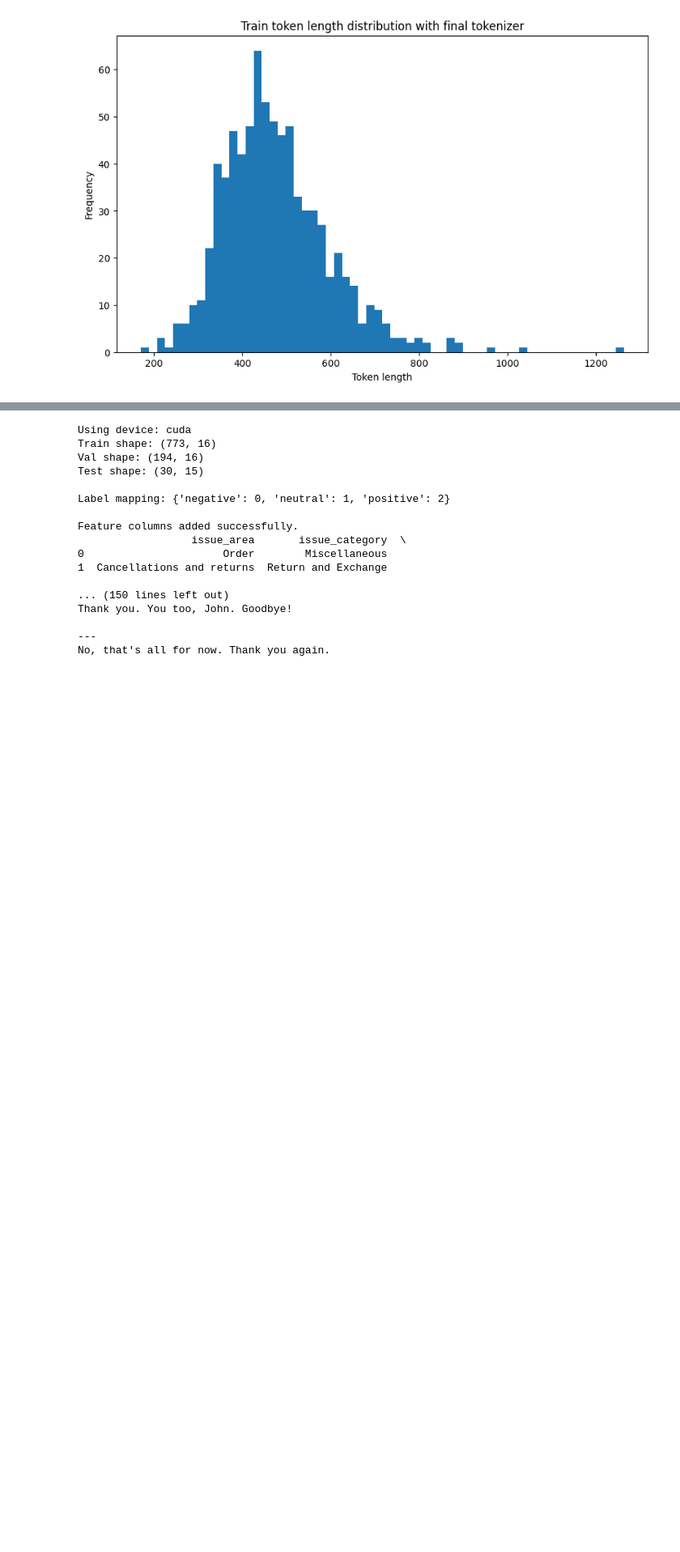
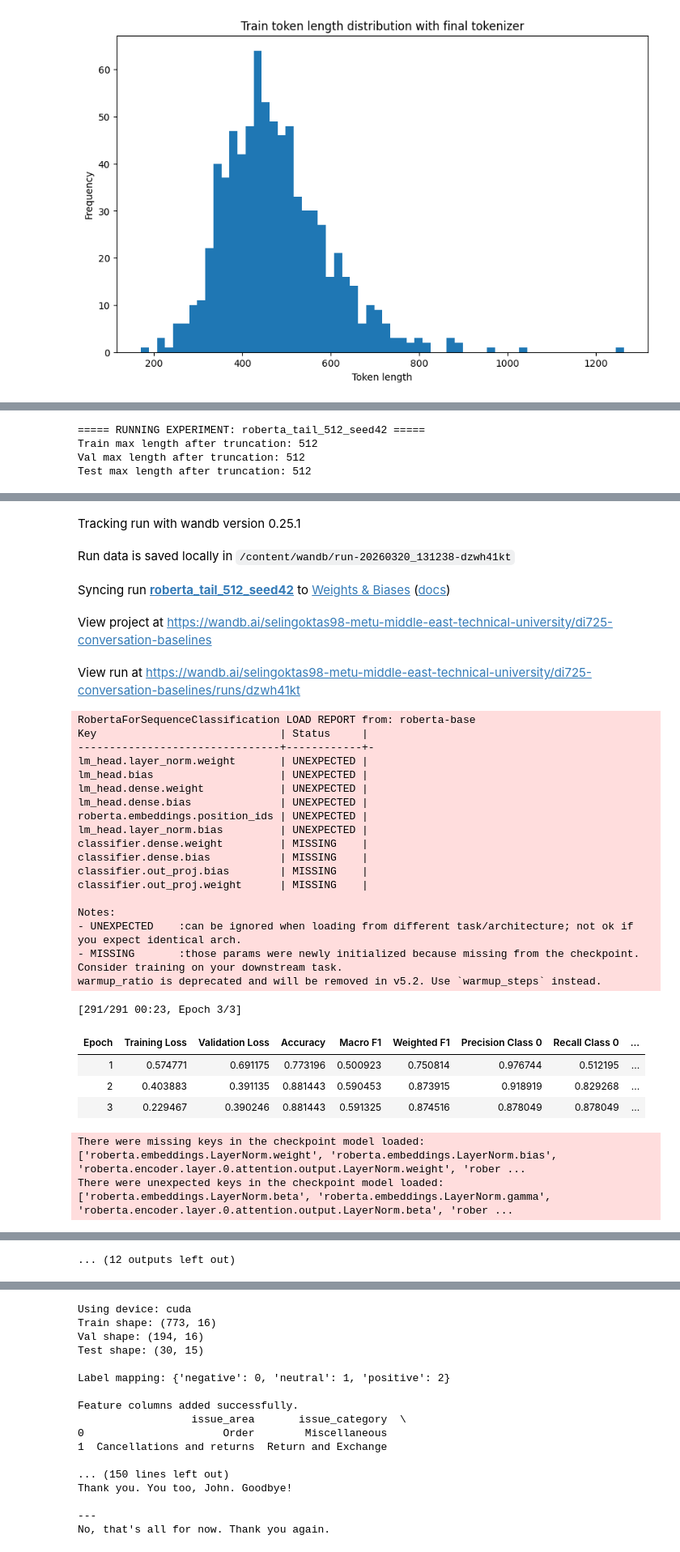
Before and after one commit to sulucay01/DI725-assignment1, a Jupyter notebook: notebooks/03_modeling_baseline.ipynb, the cells around one changed output, grey strips where cells are left out. Shown at 81% size. Saved outputs shown, nothing was run; the diff lists cells and outputs as text; code cells hidden in the pictures; blank space fills up the shorter version.

```diff
--- a/notebooks/03_modeling_baseline.ipynb
+++ b/notebooks/03_modeling_baseline.ipynb
@@ -380,0 +997,17 @@ View run at https://wandb.ai/selingoktas98-metu-middle-east-technical-university
+# %%
+tail_results = run_experiment(
+    strategy="tail",
+    train_df=train_df,
+    val_df=val_df,
+    test_df=test_df,
+    tokenizer=tokenizer,
+    model_name=MODEL_NAME,
+    max_length=MAX_LENGTH,
+    seed=SEED,
+    num_labels=num_labels
+)
+# %% [output]
+===== RUNNING EXPERIMENT: roberta_tail_512_seed42 =====
+Train max length after truncation: 512
+Val max length after truncation: 512
+Test max length after truncation: 512
@@ -380,0 +1015,30 @@ View run at https://wandb.ai/selingoktas98-metu-middle-east-technical-university
+Tracking run with wandb version 0.25.1
+Run data is saved locally in /content/wandb/run-20260320_131238-dzwh41kt
+Syncing run roberta_tail_512_seed42 to Weights & Biases (docs)
+View project at https://wandb.ai/selingoktas98-metu-middle-east-technical-university/di725-conversation-baselines
+View run at https://wandb.ai/selingoktas98-metu-middle-east-technical-university/di725-conversation-baselines/runs/dzwh41kt
+RobertaForSequenceClassification LOAD REPORT from: roberta-base
+Key                             | Status     |
+--------------------------------+------------+-
+lm_head.layer_norm.weight       | UNEXPECTED |
+lm_head.bias                    | UNEXPECTED |
+lm_head.dense.weight            | UNEXPECTED |
+lm_head.dense.bias              | UNEXPECTED |
+roberta.embeddings.position_ids | UNEXPECTED |
+lm_head.layer_norm.bias         | UNEXPECTED |
+classifier.dense.weight         | MISSING    |
+classifier.dense.bias           | MISSING    |
+classifier.out_proj.bias        | MISSING    |
+classifier.out_proj.weight      | MISSING    |
+
+Notes:
+- UNEXPECTED    :can be ignored when loading from different task/architecture; not ok if you expect identical arch.
+- MISSING       :those params were newly initialized because missing from the checkpoint. Consider training on your downstream task.
+warmup_ratio is deprecated and will be removed in v5.2. Use `warmup_steps` instead.
+[291/291 00:23, Epoch 3/3]
+| Epoch | Training Loss | Validation Loss | Accuracy | Macro F1 | Weighted F1 | Precision Class 0 | Recall Class 0 | ... |
+| 1 | 0.574771 | 0.691175 | 0.773196 | 0.500923 | 0.750814 | 0.976744 | 0.512195 | ... |
+| 2 | 0.403883 | 0.391135 | 0.881443 | 0.590453 | 0.873915 | 0.918919 | 0.829268 | ... |
+| 3 | 0.229467 | 0.390246 | 0.881443 | 0.591325 | 0.874516 | 0.878049 | 0.878049 | ... |
+There were missing keys in the checkpoint model loaded: ['roberta.embeddings.LayerNorm.weight', 'roberta.embeddings.LayerNorm.bias', 'roberta.encoder.layer.0.attention.output.LayerNorm.weight', 'rober ...
+There were unexpected keys in the checkpoint model loaded: ['roberta.embeddings.LayerNorm.beta', 'roberta.embeddings.LayerNorm.gamma', 'roberta.encoder.layer.0.attention.output.LayerNorm.beta', 'rober ...
@@ -380,0 +1046 @@ View run at https://wandb.ai/selingoktas98-metu-middle-east-technical-university
+... (12 outputs left out)
```
Also changed, not shown: parts of 23 cells of this notebook.
